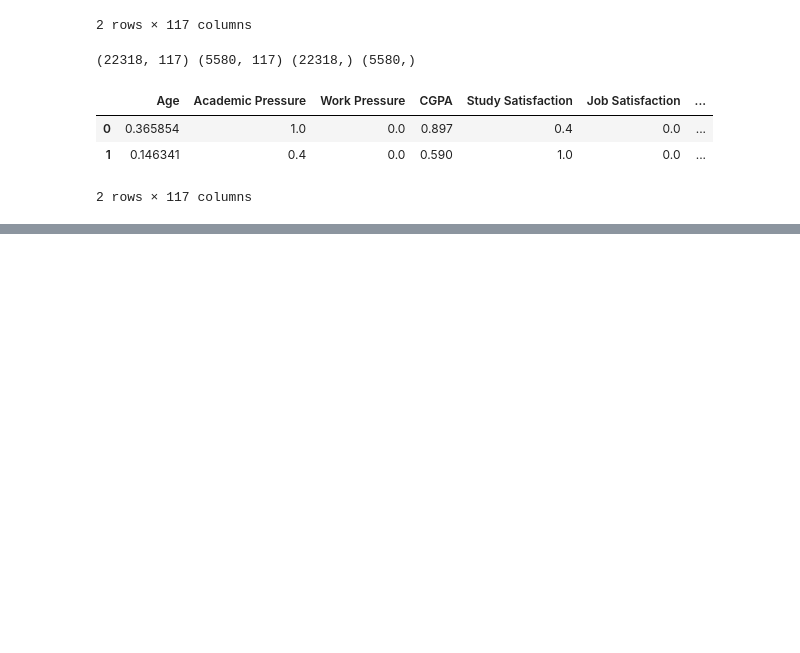
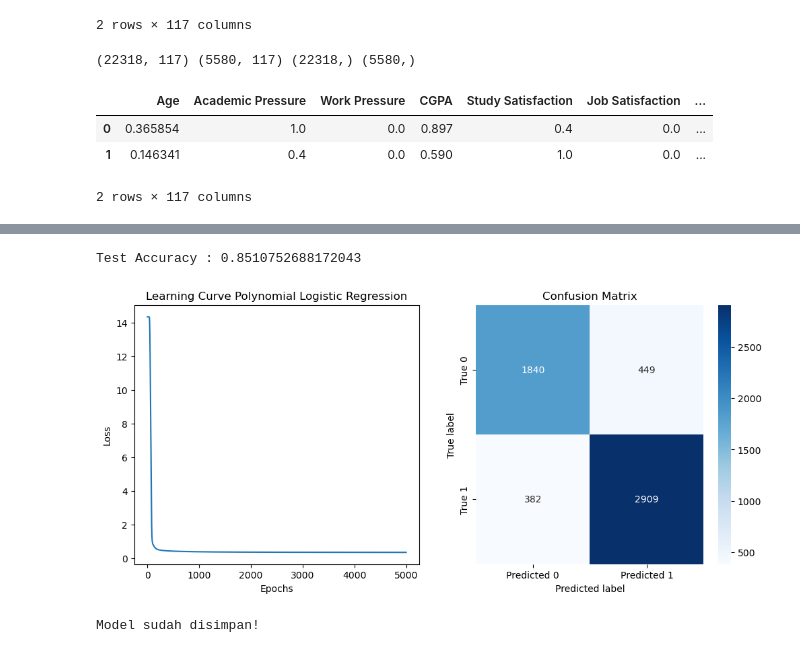
Before and after one commit to S4njuuu3291/binary-classifier-scratch, a Jupyter notebook: notebook.ipynb, the cells around one changed output, grey strips where cells are left out. Drawn from its saved outputs; the diff is of its cells as text; code cells hidden in the pictures; blank space fills up the shorter version.

```diff
--- a/notebook.ipynb
+++ b/notebook.ipynb
@@ -150,0 +239,11 @@ TypeError: loop of ufunc does not support argument 0 of type float which has no
+# %%
+from sklearn.preprocessing import PolynomialFeatures
+
+poly = PolynomialFeatures(degree=2,include_bias=False)
+X_train_poly = poly.fit_transform(X_train)
+X_test_poly = poly.fit_transform(X_test)
+# %%
+w_poly = np.ones(X_train_poly.shape[1])
+b_poly = 0
+
+loss_hist_poly,w_poly,b_poly = gradient_descent(X_train_poly,y_train,w_poly,b_poly,epochs=5000,alpha=0.1,step=500)
@@ -150,0 +262,44 @@ TypeError: loop of ufunc does not support argument 0 of type float which has no
+# %%
+prediksi = np.dot(X_test_poly,w_poly)+b_poly
+y_pred = sigmoid(prediksi)
+
+y_pred = np.where(y_pred>0.5,1,0)
+y_pred = pd.Series(y_pred)
+# %%
+print(f"Test Accuracy : {accuracy(y_pred,y_test)}")
+
+plt.figure(figsize=(12,5))
+
+plt.subplot(1,2,1)
+plt.plot(loss_hist_poly)
+plt.title('Learning Curve Polynomial Logistic Regression')
+plt.ylabel('Loss')
+plt.xlabel('Epochs')
+
+plt.subplot(1,2,2)
+TP, FP, TN, FN = confusion_matrix_manual(y_test, y_pred)
+conf_matrix = np.array([[TN, FP], [FN, TP]])
+sns.heatmap(conf_matrix, annot=True, fmt='d', cmap='Blues', xticklabels=['Predicted 0', 'Predicted 1'], yticklabels=['True 0', 'True 1'])
+plt.title('Confusion Matrix')
+plt.ylabel('True label')
+plt.xlabel('Predicted label')
+plt.show()
+# %% [output]
+Test Accuracy : 0.8510752688172043
+[figure, added]
+# %%
+import json
+
+params = {"weights":w.tolist(),"bias":b}
+
+with open("saved_model/logistic_model.json","w") as file:
+    json.dump(params, file)
+
+params_polynomial = {"weights": w_poly.tolist(), "bias":b_poly}
+
+with open("saved_model/polynomial_logistic_model.json","w") as file:
+    json.dump(params_polynomial, file)
+
+print("Model sudah disimpan!")
+# %% [output]
+Model sudah disimpan!
```
Also changed, not shown: parts of 10 cells of this notebook, 5 other files.
